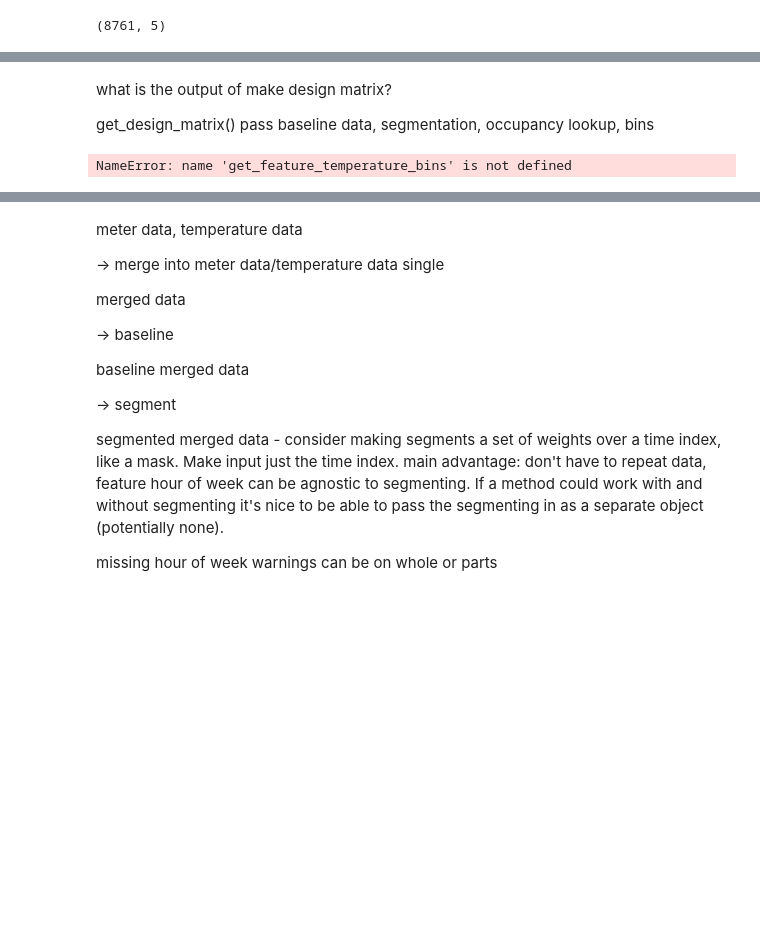
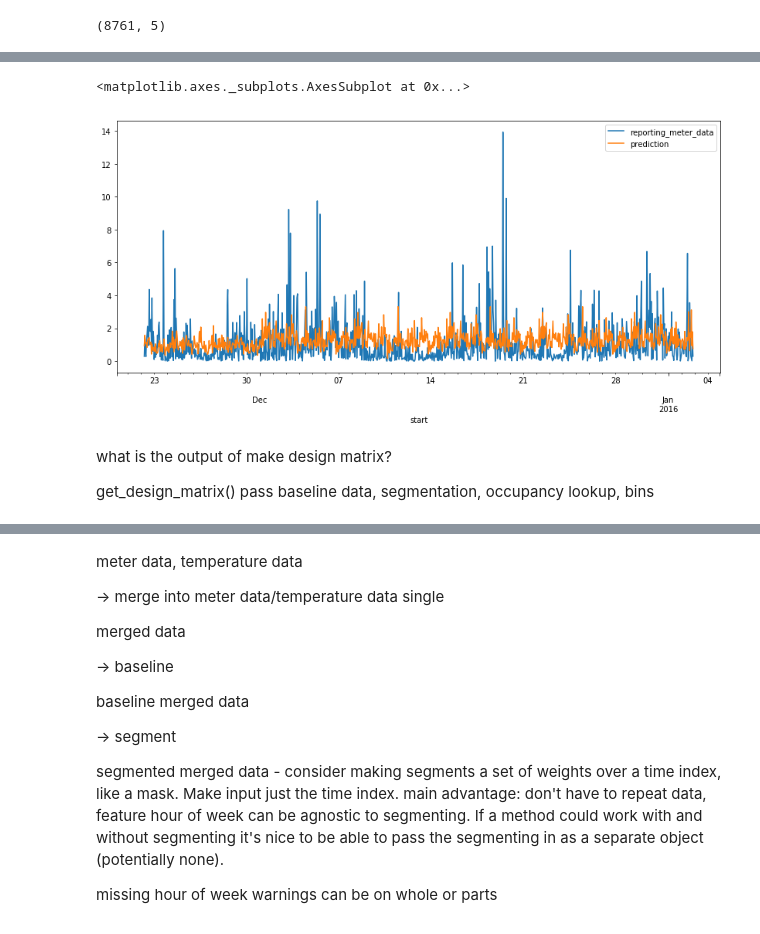
Before and after one commit to openeemeter/eemeter, a Jupyter notebook: scripts/hourly-testing.ipynb, the cells around one changed output, grey strips where cells are left out. Saved outputs shown, nothing was run; the diff lists cells and outputs as text; code cells hidden in the pictures; blank space fills up the shorter version.

Commit message:
Sketch caltrack hourly prediction

```diff
--- a/scripts/hourly-testing.ipynb
+++ b/scripts/hourly-testing.ipynb
@@ -144,7 +151,7 @@ segmented_weights.head()
 | 2017-02-08 09:00:00+00:00 | 0.5 | 1.0 | 0.5 | 0.0 | ... |
 | 2017-02-08 10:00:00+00:00 | 0.5 | 1.0 | 0.5 | 0.0 | ... |
 # %%
-occupancy_lookup = estimate_hour_of_week_occupancy(baseline_data, segmentation=segmented_weights)
+occupancy_lookup = estimate_hour_of_week_occupancy(baseline_data, segmentation=segmentation)
 occupancy_lookup.head()
 # %% [output]
 |  | dec-jan-feb-weighted | jan-feb-mar-weighted | feb-mar-apr-weighted | mar-apr-may-weighted | ... |
@@ -157,7 +164,7 @@ occupancy_lookup.head()
 # %%
 # now do binned temperatures
 temperature_bins = fit_temperature_bins(
-    baseline_data, segmentation=segmented_weights,
+    baseline_data, segmentation=segmentation,
     default_bins=[30, 45, 55, 65, 75, 90],
     min_temperature_count=20
 )
@@ -268,27 +193,48 @@ def caltrack_hourly_method(data, segmentation):
+# %%
+segmented_model = fit_segmented_model(
+    segmented_dataset_dict, fit_hourly_model_segment,
+    prediction_segment_type='one_month',
+    prediction_segment_name_mapping={
+        'jan': 'dec-jan-feb-weighted',
+        'feb': 'jan-feb-mar-weighted',
+        'mar': 'feb-mar-apr-weighted',
+        'apr': 'mar-apr-may-weighted',
+        'may': 'apr-may-jun-weighted',
+        'jun': 'may-jun-jul-weighted',
+        'jul': 'jun-jul-aug-weighted',
+        'aug': 'jul-aug-sep-weighted',
+        'sep': 'aug-sep-oct-weighted',
+        'oct': 'sep-oct-nov-weighted',
+        'nov': 'oct-nov-dec-weighted',
+        'dec': 'nov-dec-jan-weighted',
+    },
+    prediction_feature_processor=caltrack_hourly_prediction_feature_processor,
+    prediction_feature_processor_kwargs={
+        'occupancy_lookup': occupancy_lookup,
+        'temperature_bins': temperature_bins,
+    },
+)
+# %%
+reporting_meter_data, warnings = get_reporting_data(
+    data=meter_data, start=meter_data.index[0], max_days=365)
+
+reporting_temperature_data, warnings = get_reporting_data(
+    data=temperature_data, start=meter_data.index[0], max_days=365)
+
+reporting_prediction_index = reporting_meter_data.index
+# %%
+prediction = segmented_model.predict(reporting_prediction_index, reporting_temperature_data)
+pd.DataFrame({
+    'reporting_meter_data': reporting_meter_data.value,
+    'prediction': prediction,
+})[:1000].plot(figsize=(14, 6))
+# %% [output]
+<matplotlib.axes._subplots.AxesSubplot at 0x...>
+[figure, added]
 # %% [markdown]
 what is the output of make design matrix?
 
 get_design_matrix()
 pass baseline data, segmentation, occupancy lookup, bins
-# %%
-design_matrix, preprocessors_fit, warnings = \
-    get_design_matrix(
-        baseline_data,
-        functions=[
-            {
-                'function': get_feature_occupancy,
-                'kwargs': {
-                    'occupancy_lookup': occupancy_lookup
-                }
-            },
-            {
-                'function': get_feature_temperature_bins,
-                'kwargs': {}
-            },
-        ],
-        segmentation=None,
-    )
-# %% [output]
-NameError: name 'get_feature_temperature_bins' is not defined
 # %%
 preprocessors_fit
```
Also changed, not shown: parts of 6 cells of this notebook, 5 other files.
